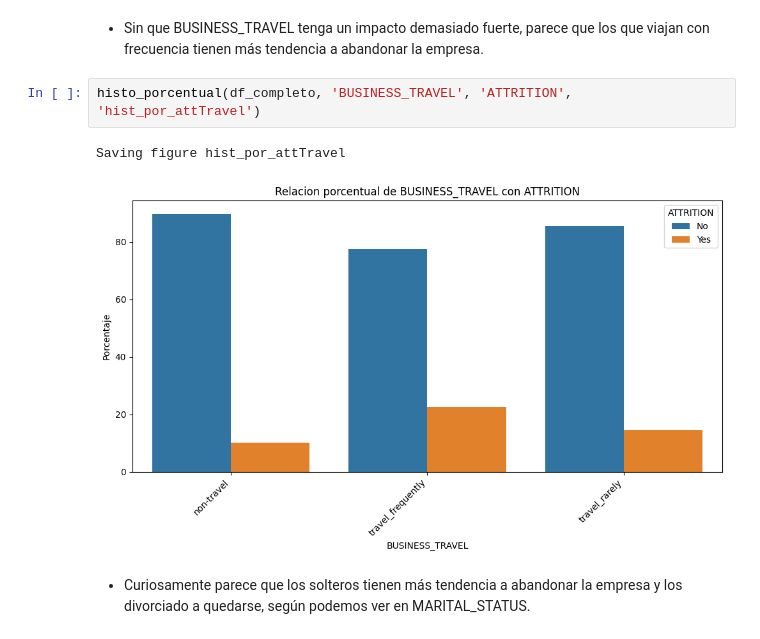
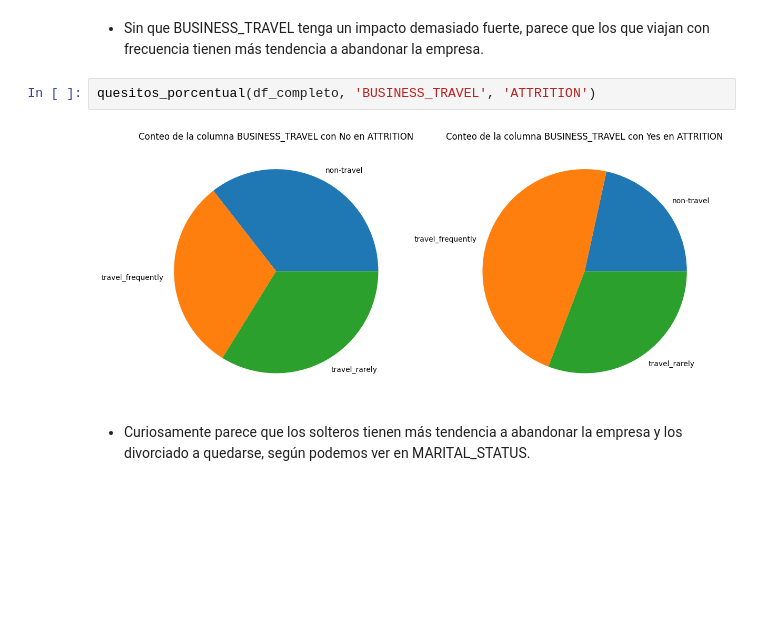
Before and after one commit to Origamologo/Empleados, a Jupyter notebook: 02_visualización.ipynb, the cells around one changed output. Cells and saved outputs as stored; diff of their text form; blank space fills up the shorter version.

Commit message:
funcion quesitos pa enmarcar

```diff
--- a/02_visualización.ipynb
+++ b/02_visualización.ipynb
@@ -168,10 +168,9 @@ Una comparación de las columnas categóricas en relación porcentual con ATTRIT
 # %% [markdown]
 * Sin que BUSINESS_TRAVEL tenga un impacto demasiado fuerte, parece que los que viajan con frecuencia tienen más tendencia a abandonar la empresa.
 # %%
-histo_porcentual(df_completo, 'BUSINESS_TRAVEL', 'ATTRITION', 'hist_por_attTravel')
+quesitos_porcentual(df_completo, 'BUSINESS_TRAVEL', 'ATTRITION')
 # %% [output]
-Saving figure hist_por_attTravel
-[figure, old version]
+[figure, new version]
 # %% [markdown]
 * Curiosamente parece que los solteros tienen más tendencia a abandonar la empresa y los divorciado a quedarse, según podemos ver en MARITAL_STATUS.
 # %%
```
Also changed, not shown: parts of 8 cells of this notebook, 1 other file.
